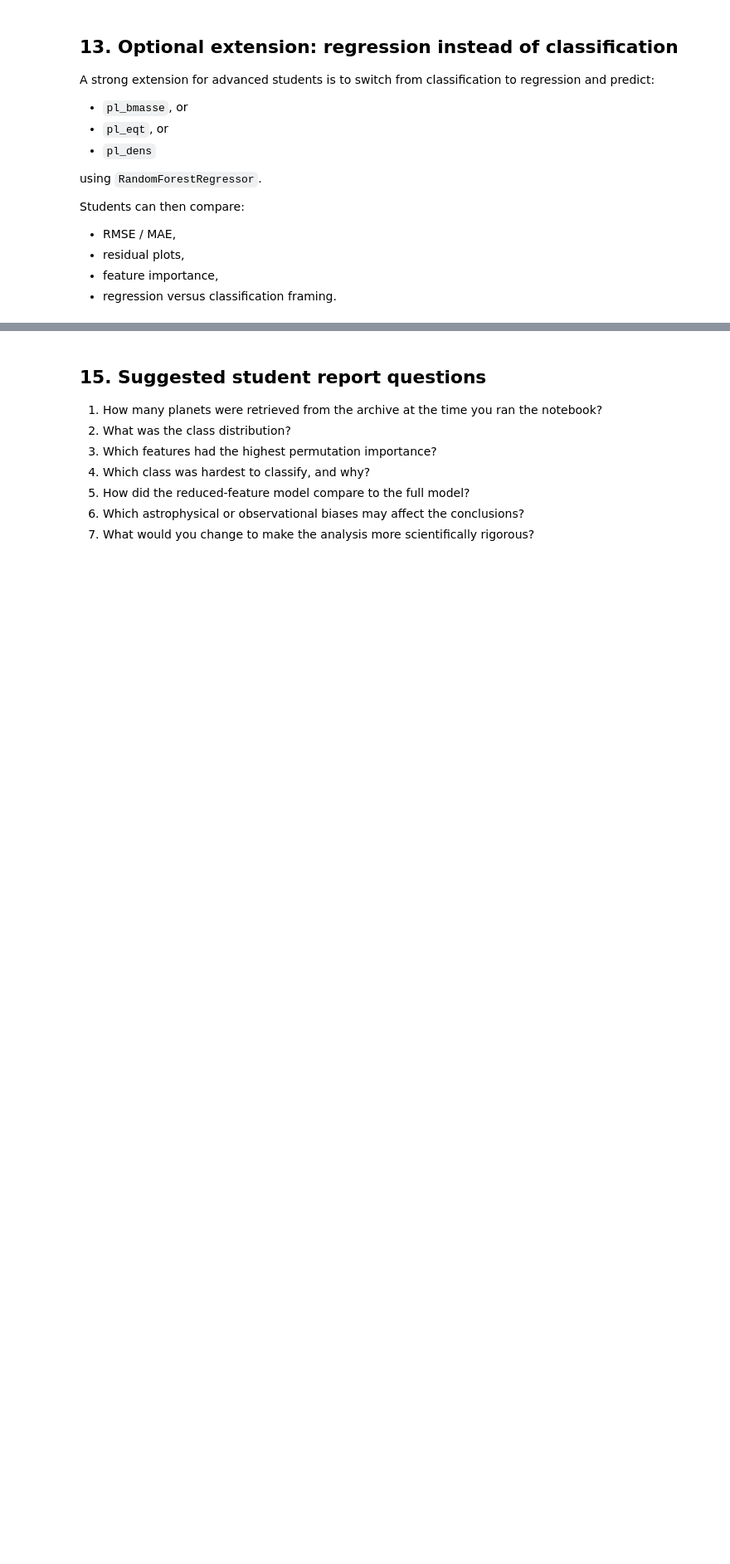
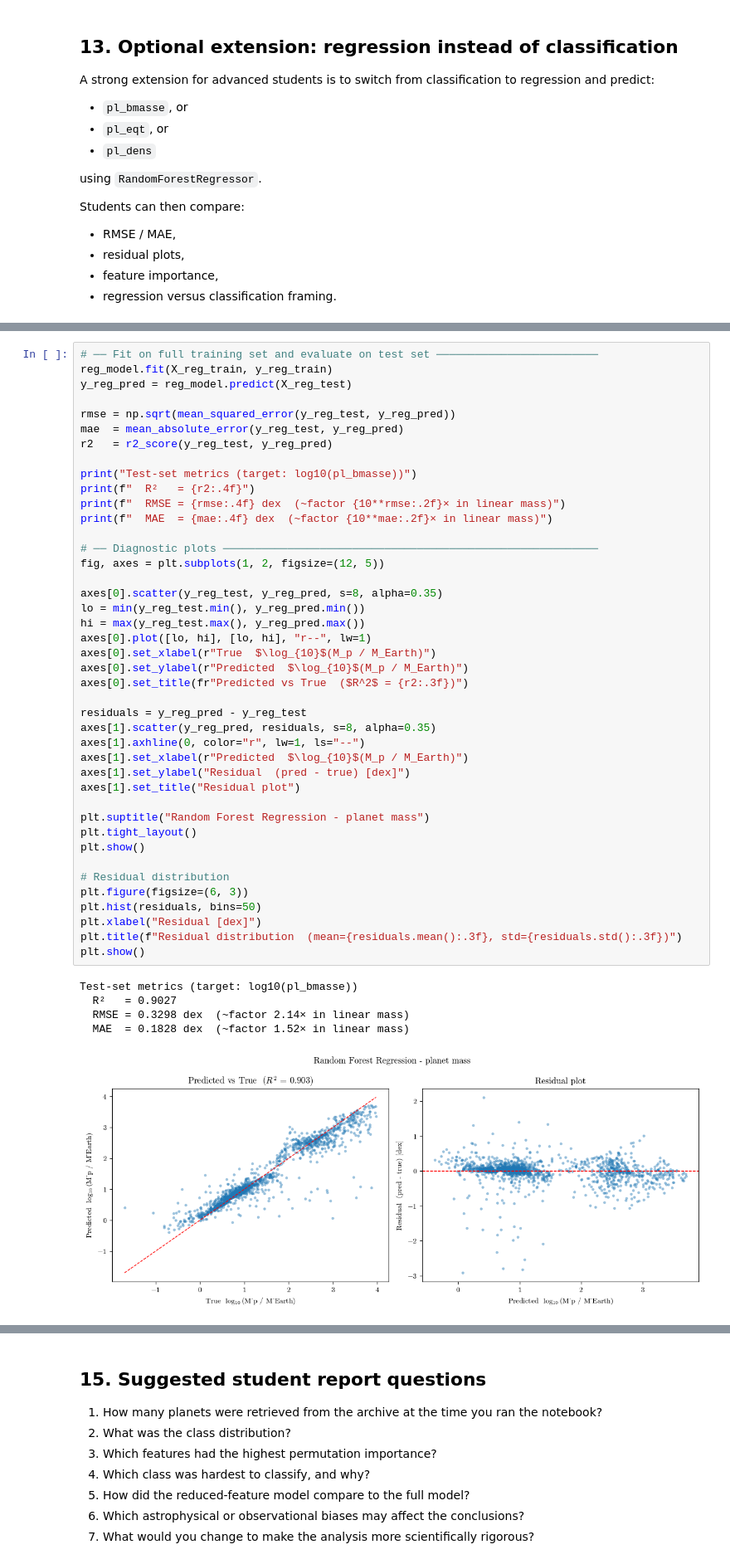
Before and after one commit to IsaacLP/Computational-Astrobiology, a Jupyter notebook: tutorials/5/random_forest_exoplanets_nasa_archive.ipynb, the cells around one changed output, grey strips where cells are left out. Shown at 83% size. Saved outputs shown, nothing was run; the diff lists cells and outputs as text; blank space fills up the shorter version.

```diff
--- a/tutorials/5/random_forest_exoplanets_nasa_archive.ipynb
+++ b/tutorials/5/random_forest_exoplanets_nasa_archive.ipynb
@@ -717,0 +793,48 @@ Students can then compare:
+# %%
+# ── Fit on full training set and evaluate on test set ─────────────────────────
+reg_model.fit(X_reg_train, y_reg_train)
+y_reg_pred = reg_model.predict(X_reg_test)
+
+rmse = np.sqrt(mean_squared_error(y_reg_test, y_reg_pred))
+mae  = mean_absolute_error(y_reg_test, y_reg_pred)
+r2   = r2_score(y_reg_test, y_reg_pred)
+
+print("Test-set metrics (target: log10(pl_bmasse))")
+print(f"  R²   = {r2:.4f}")
+print(f"  RMSE = {rmse:.4f} dex  (~factor {10**rmse:.2f}× in linear mass)")
+print(f"  MAE  = {mae:.4f} dex  (~factor {10**mae:.2f}× in linear mass)")
+
+# ── Diagnostic plots ──────────────────────────────────────────────────────────
+fig, axes = plt.subplots(1, 2, figsize=(12, 5))
+
+axes[0].scatter(y_reg_test, y_reg_pred, s=8, alpha=0.35)
+lo = min(y_reg_test.min(), y_reg_pred.min())
+hi = max(y_reg_test.max(), y_reg_pred.max())
+axes[0].plot([lo, hi], [lo, hi], "r--", lw=1)
+axes[0].set_xlabel(r"True  $\log_{10}$(M_p / M_Earth)")
+axes[0].set_ylabel(r"Predicted  $\log_{10}$(M_p / M_Earth)")
+axes[0].set_title(fr"Predicted vs True  ($R^2$ = {r2:.3f})")
+
+residuals = y_reg_pred - y_reg_test
+axes[1].scatter(y_reg_pred, residuals, s=8, alpha=0.35)
+axes[1].axhline(0, color="r", lw=1, ls="--")
+axes[1].set_xlabel(r"Predicted  $\log_{10}$(M_p / M_Earth)")
+axes[1].set_ylabel("Residual  (pred - true) [dex]")
+axes[1].set_title("Residual plot")
+
+plt.suptitle("Random Forest Regression - planet mass")
+plt.tight_layout()
+plt.show()
+
+# Residual distribution
+plt.figure(figsize=(6, 3))
+plt.hist(residuals, bins=50)
+plt.xlabel("Residual [dex]")
+plt.title(f"Residual distribution  (mean={residuals.mean():.3f}, std={residuals.std():.3f})")
+plt.show()
+# %% [output]
+Test-set metrics (target: log10(pl_bmasse))
+  R²   = 0.9027
+  RMSE = 0.3298 dex  (~factor 2.14× in linear mass)
+  MAE  = 0.1828 dex  (~factor 1.52× in linear mass)
+[figure, added]
```
Also changed, not shown: parts of 25 cells of this notebook, 1 other file.
